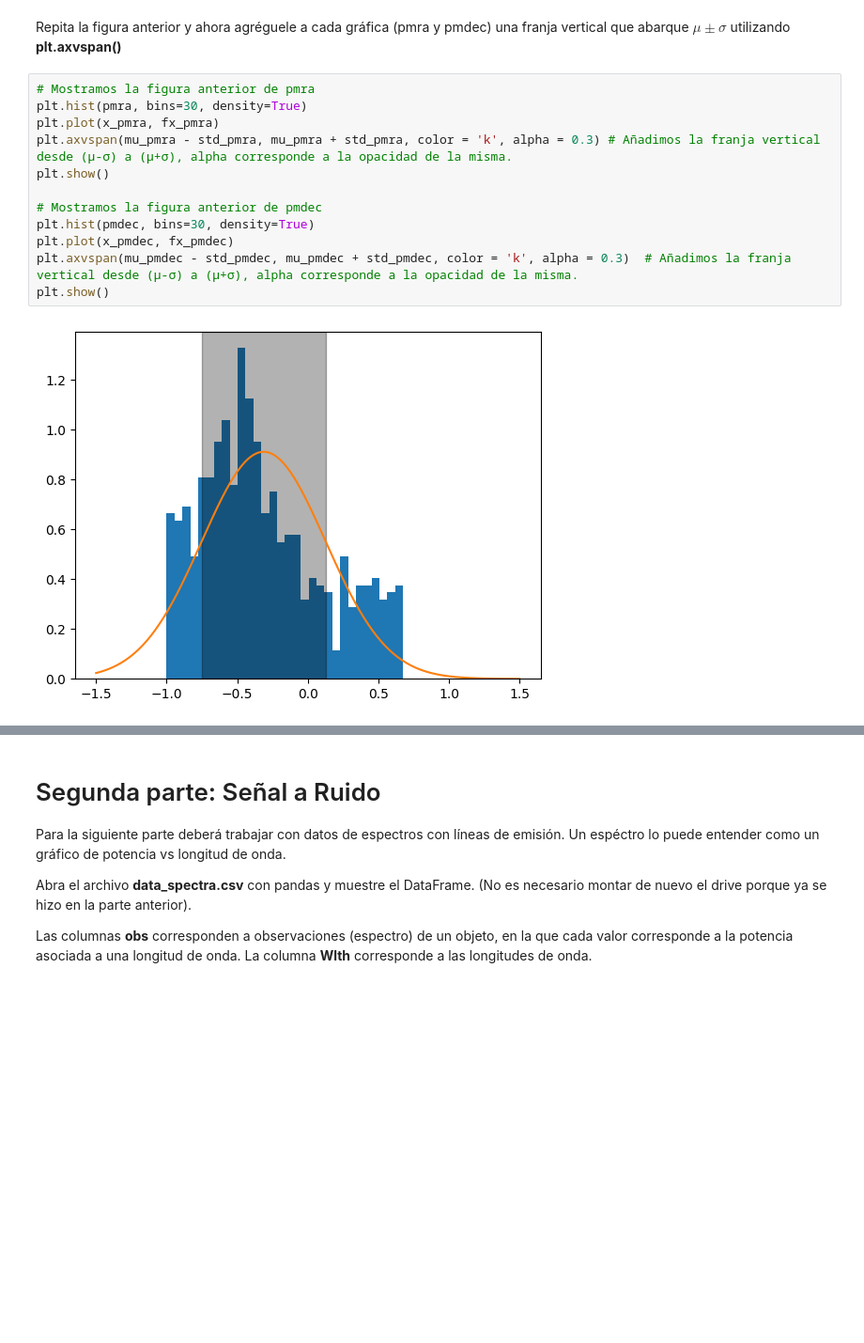
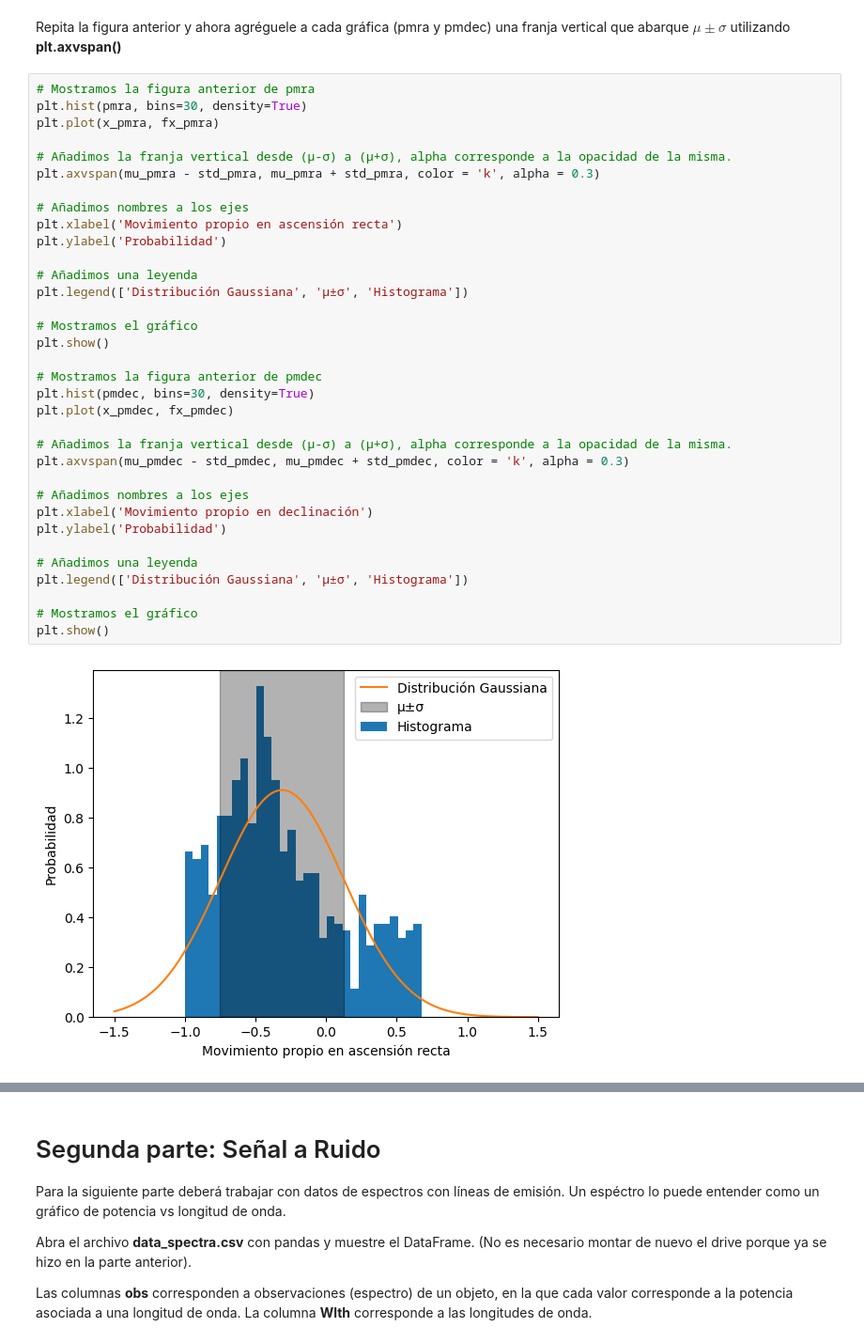
Before and after one commit to vicentemaartinez/Tarea-2, a Jupyter notebook: Tarea2.ipynb, the cells around one changed output, grey strips where cells are left out. Shown at 94% size. Cells and saved outputs as stored; diff of their text form; blank space fills up the shorter version.

```diff
--- a/Tarea2.ipynb
+++ b/Tarea2.ipynb
@@ -179,14 +204,36 @@ Repita la figura anterior y ahora agréguele a cada gráfica (pmra y pmdec) una
 # %%
 # Mostramos la figura anterior de pmra
 plt.hist(pmra, bins=30, density=True)
 plt.plot(x_pmra, fx_pmra)
-plt.axvspan(mu_pmra - std_pmra, mu_pmra + std_pmra, color = 'k', alpha = 0.3) # Añadimos la franja vertical desde (μ-σ) a (μ+σ), alpha corresponde a la opacidad de la misma.
+
+# Añadimos la franja vertical desde (μ-σ) a (μ+σ), alpha corresponde a la opacidad de la misma.
+plt.axvspan(mu_pmra - std_pmra, mu_pmra + std_pmra, color = 'k', alpha = 0.3)
+
+# Añadimos nombres a los ejes
+plt.xlabel('Movimiento propio en ascensión recta')
+plt.ylabel('Probabilidad')
+
+# Añadimos una leyenda
+plt.legend(['Distribución Gaussiana', 'μ±σ', 'Histograma'])
+
+# Mostramos el gráfico
 plt.show()
 
 # Mostramos la figura anterior de pmdec
 plt.hist(pmdec, bins=30, density=True)
 plt.plot(x_pmdec, fx_pmdec)
-plt.axvspan(mu_pmdec - std_pmdec, mu_pmdec + std_pmdec, color = 'k', alpha = 0.3)  # Añadimos la franja vertical desde (μ-σ) a (μ+σ), alpha corresponde a la opacidad de la misma.
+
+# Añadimos la franja vertical desde (μ-σ) a (μ+σ), alpha corresponde a la opacidad de la misma.
+plt.axvspan(mu_pmdec - std_pmdec, mu_pmdec + std_pmdec, color = 'k', alpha = 0.3)
+
+# Añadimos nombres a los ejes
+plt.xlabel('Movimiento propio en declinación')
+plt.ylabel('Probabilidad')
+
+# Añadimos una leyenda
+plt.legend(['Distribución Gaussiana', 'μ±σ', 'Histograma'])
+
+# Mostramos el gráfico
 plt.show()
 # %% [output]
-[figure, old version]
+[figure, new version]
```
Also changed, not shown: parts of 14 cells of this notebook.
